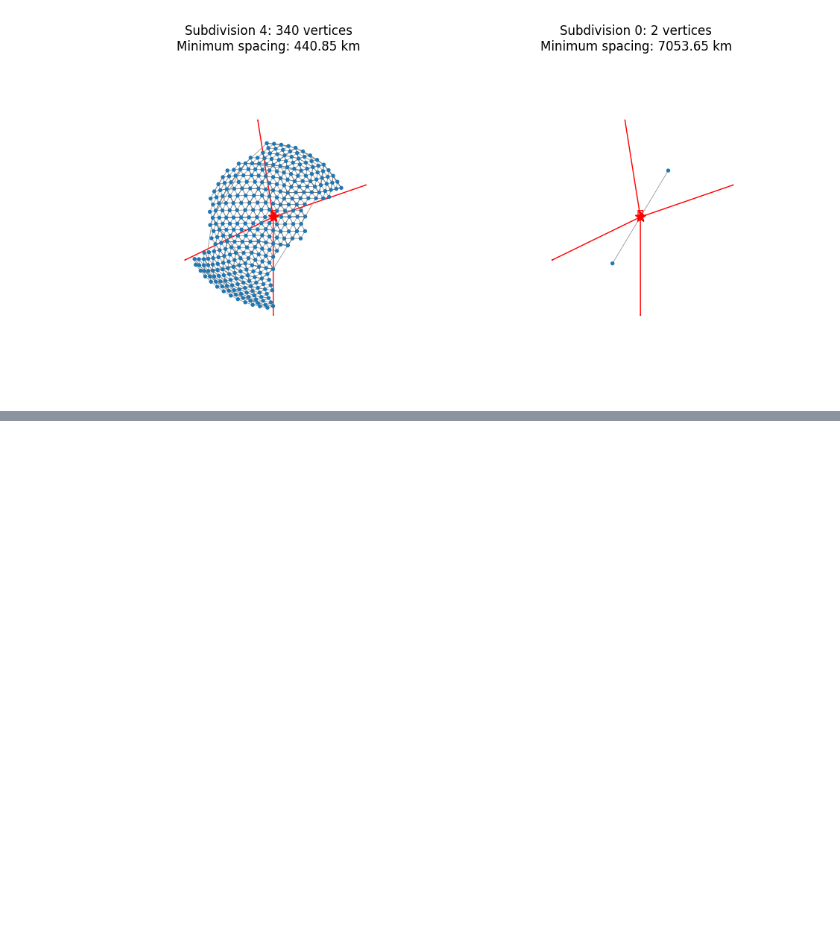
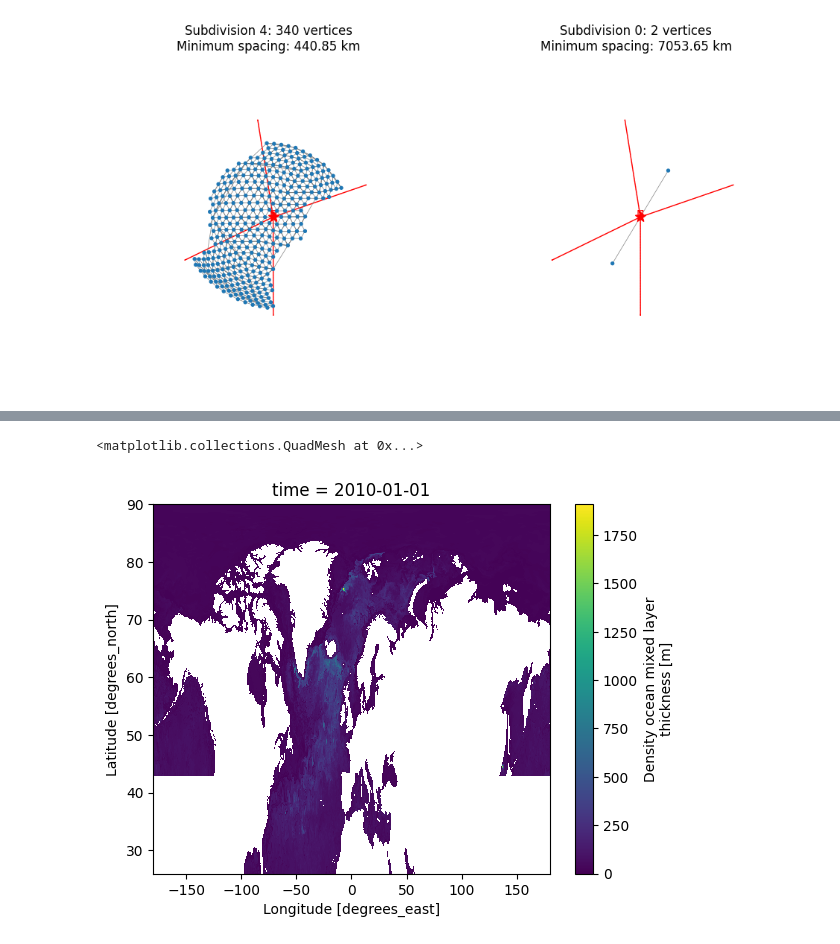
Before and after one commit to ParsaGooya/GenDA-Ocean-Ice, a Jupyter notebook: HPE_ocean_ice_genDA/test.ipynb, the cells around one changed output, grey strips where cells are left out. Cells and saved outputs as stored; diff of their text form; code cells hidden in the pictures; blank space fills up the shorter version.

```diff
--- a/HPE_ocean_ice_genDA/test.ipynb
+++ b/HPE_ocean_ice_genDA/test.ipynb
@@ -152,0 +166,10 @@ plot_icospheres((4,0), polar_cap_filter=riops_filter, elev=90)
+# %%
+lon = ds.longitude
+min_lat = xr.where((lon >= -100) & (lon <= 100), 25, 43)
+mask = ds.latitude >= min_lat
+ds_masked = ds.where(mask)
+# %%
+ds_masked.mlotst[0].plot()
+# %% [output]
+<matplotlib.collections.QuadMesh at 0x...>
+[figure, added]
```
Also changed, not shown: parts of 15 cells of this notebook.
